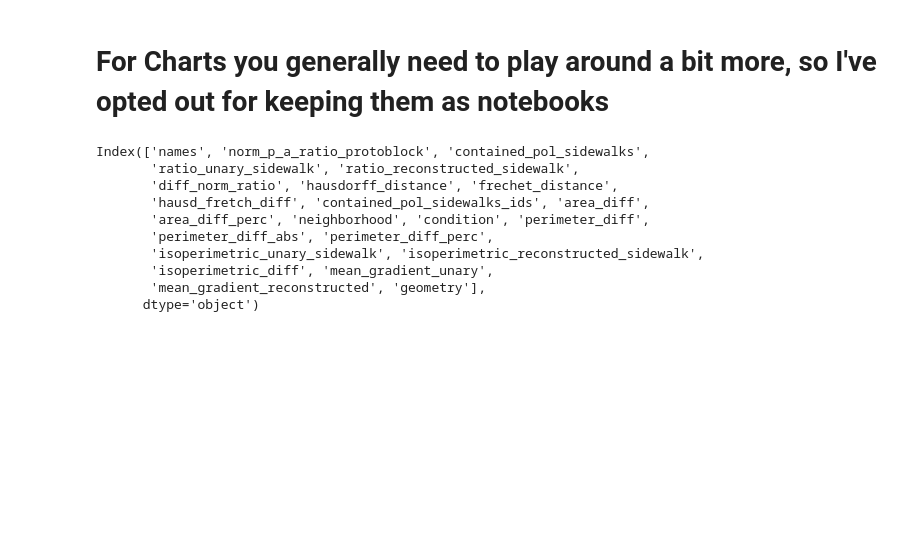
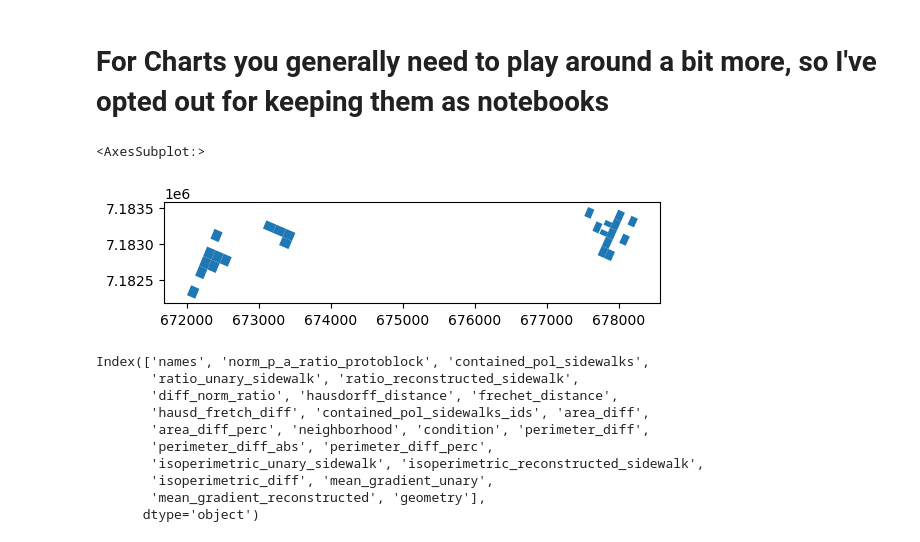
Before and after one commit to kauevestena/sidewalk_analysis, a Jupyter notebook: chart_generation_notebooks/shape_analysis.ipynb, the cells around one changed output. Drawn from its saved outputs; the diff is of its cells as text; code cells hidden in the pictures; blank space fills up the shorter version.

```diff
--- a/chart_generation_notebooks/shape_analysis.ipynb
+++ b/chart_generation_notebooks/shape_analysis.ipynb
@@ -3,8 +3,13 @@
 # %%
 import plotly.express as px
 import geopandas as gpd
-gdf = gpd.read_file('../analysis/sample_form_analysis.geojson')
+gdf = gpd.read_file('sample_shape_analysis.geojson')
 gdf_full = gpd.read_file('../all_neighborhoods_block_analysis.geojson')
+# %%
+gdf.plot()
+# %% [output]
+<AxesSubplot:>
+[figure, added]
 # %%
 gdf_full['neighborhood'] = gdf_full['neighborhood'].str.replace(', Curitiba', '')
 gdf['neighborhood'] = gdf['neighborhood'].str.replace(', Curitiba', '')
```
Also changed, not shown: parts of 1 cell of this notebook, 9 other files.
